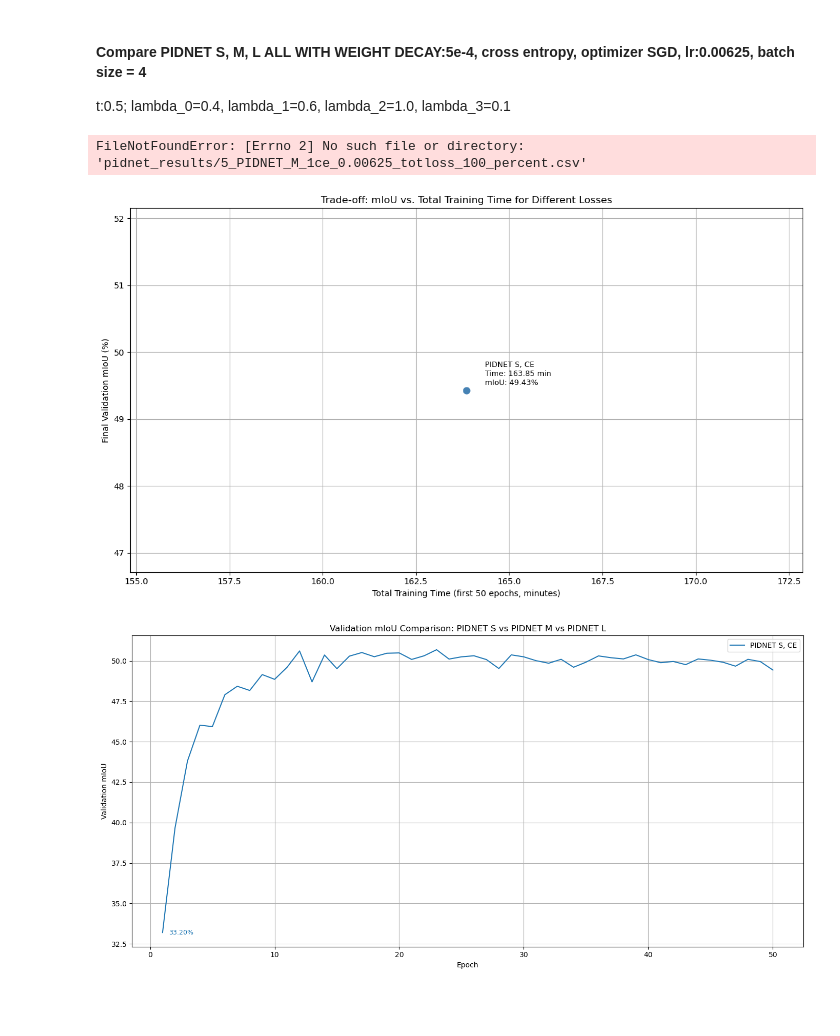
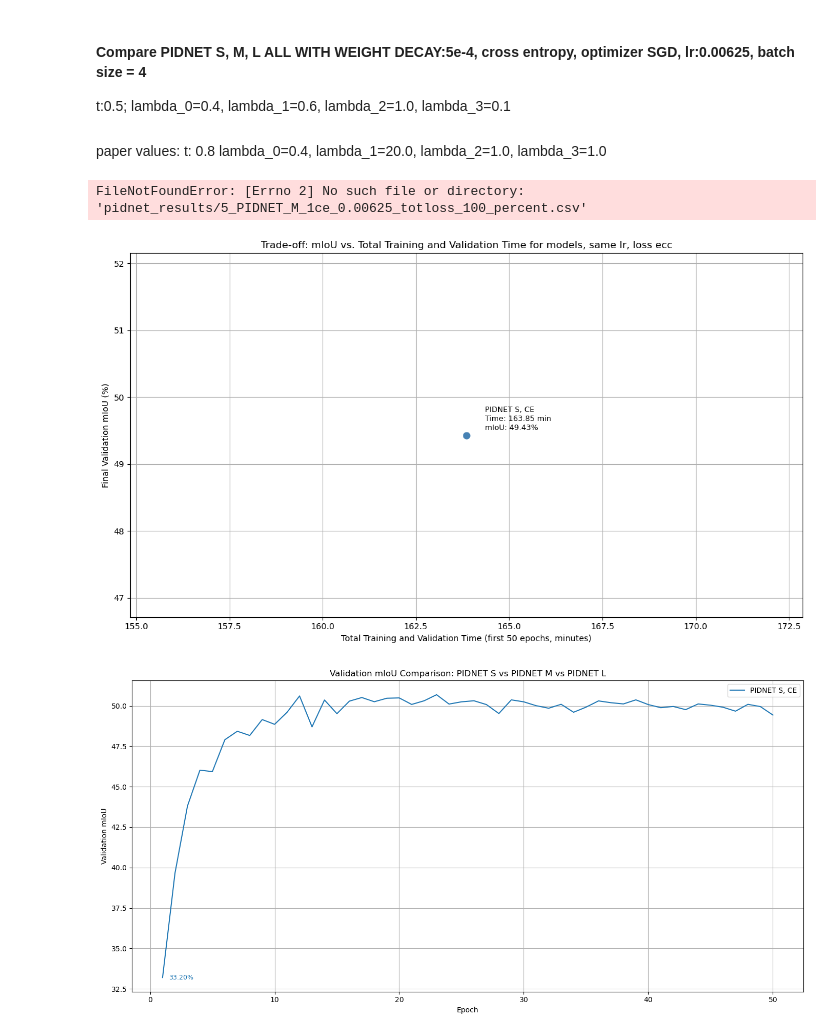
Before and after one commit to elisabettaroviera/MLDL-Project, a Jupyter notebook: comparison_PIDNETS.ipynb, the cells around one changed output. Saved outputs shown, nothing was run; the diff lists cells and outputs as text; code cells hidden in the pictures; blank space fills up the shorter version.

```diff
--- a/comparison_PIDNETS.ipynb
+++ b/comparison_PIDNETS.ipynb
@@ -1,6 +1,9 @@
 # %% [markdown]
 #### Compare PIDNET S, M, L ALL WITH WEIGHT DECAY:5e-4, cross entropy, optimizer SGD, lr:0.00625, batch size = 4
  t:0.5; lambda_0=0.4, lambda_1=0.6, lambda_2=1.0, lambda_3=0.1
+ ##
+ paper values:
+ t: 0.8 lambda_0=0.4, lambda_1=20.0, lambda_2=1.0, lambda_3=1.0
 # %%
 import pandas as pd
 import matplotlib.pyplot as plt
@@ -43,36 +50,39 @@ def process_df(df, label):
 
 
 
 # Process datasets
 process_df(df_pidnet_s, 'PIDNET S, CE')
 #process_df(df_pidnet_m, 'PIDNET M, CE')
 #process_df(df_pidnet_l, 'PIDNET L, CE')
+#process_df(df_pidnet_s_paper, 'PIDNET S, CE PAPER VALUES')
+#process_df(df_pidnet_m_paper, 'PIDNET M, CE PAPER VALUES')
+#process_df(df_pidnet_l_paper, 'PIDNET L, CE PAPER VALUES')
 
 # Extract data for plotting
 runtimes = [r['runtime'] for r in results]
 mious = [r['miou'] for r in results]
 labels = [r['label'] for r in results]
 
 # Plotting
 plt.figure(figsize=(12, 7))
 plt.scatter(runtimes, mious, color='steelblue', s=60)
 
 offset_x = (max(runtimes) - min(runtimes)) * 0.01 if len(runtimes) > 1 else 0.5
 offset_y = (max(mious) - min(mious)) * 0.01 if len(mious) > 1 else 0.05
 
 for i, label in enumerate(labels):
     plt.text(runtimes[i] + offset_x, mious[i] + offset_y,
              f"{label}\nTime: {runtimes[i]:.2f} min\nmIoU: {mious[i]:.2f}%",
              fontsize=9, ha='left', va='bottom')
 
-plt.xlabel('Total Training Time (first 50 epochs, minutes)')
+plt.xlabel('Total Training and Validation Time (first 50 epochs, minutes)')
 plt.ylabel('Final Validation mIoU (%)')
-plt.title('Trade-off: mIoU vs. Total Training Time for Different Losses')
+plt.title('Trade-off: mIoU vs. Total Training and Validation Time for models, same lr, loss')
 plt.grid(True)
 plt.tight_layout()
 plt.show()
 # %% [output]
-[figure, old version]
+[figure, new version]
 # %%
 import pandas as pd
 import matplotlib.pyplot as plt
```
Also changed, not shown: parts of 2 cells of this notebook, 1 other file.
